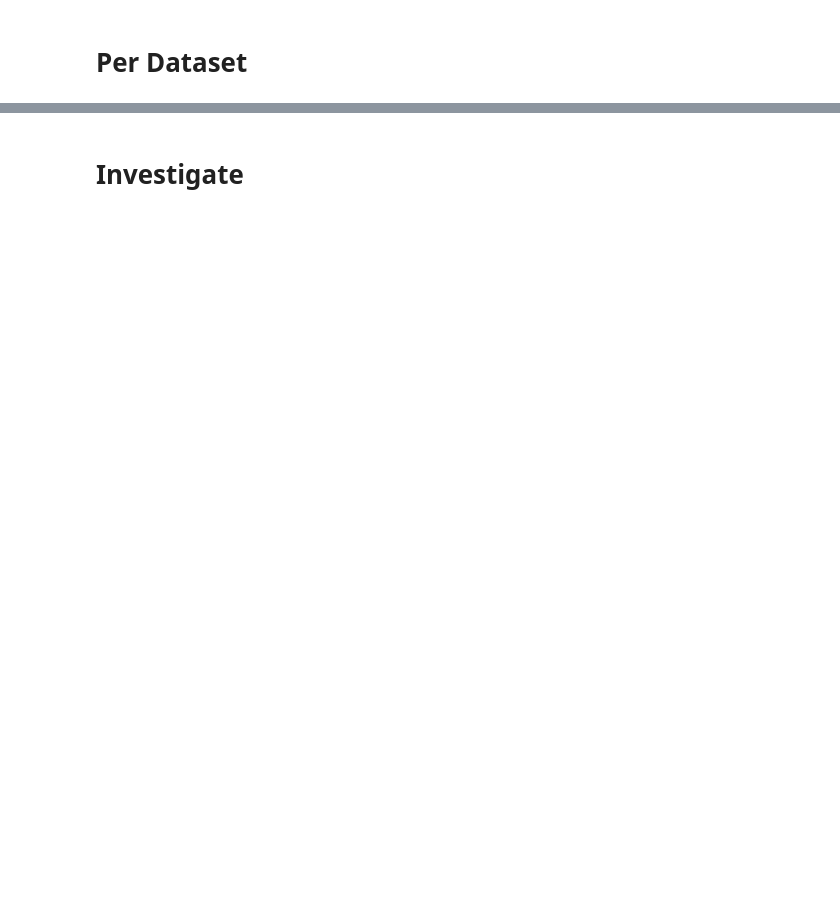
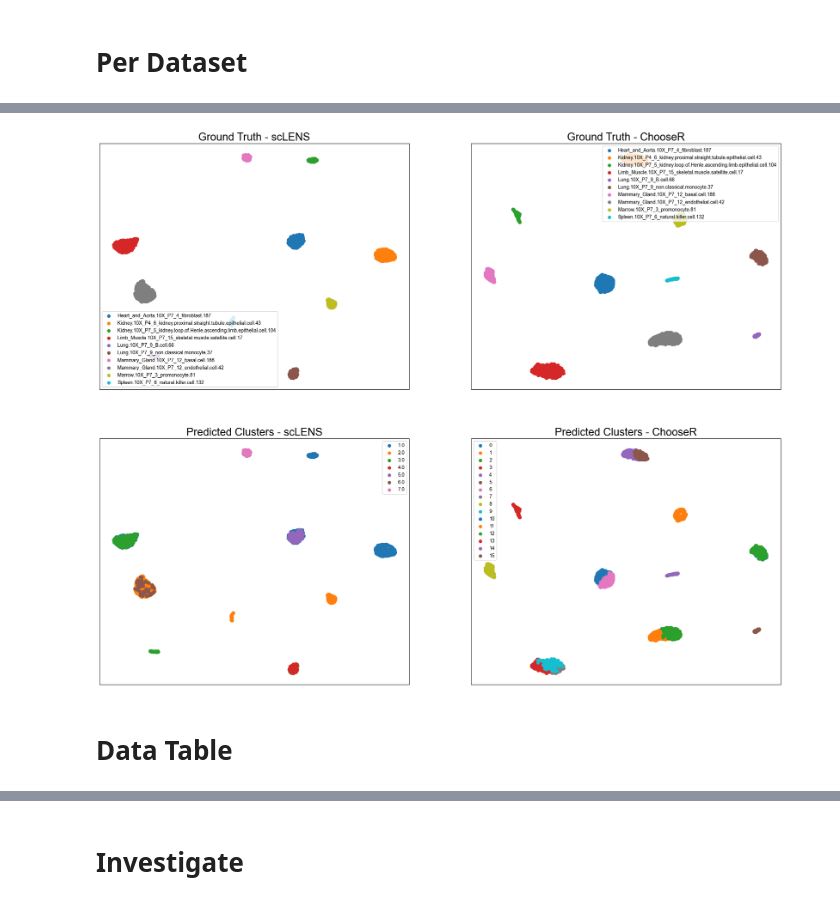
Before and after one commit to reggans/scLENS-py, a Jupyter notebook: score_data.ipynb, the cells around one changed output, grey strips where cells are left out. Cells and saved outputs as stored; diff of their text form; code cells hidden in the pictures; blank space fills up the shorter version.

```diff
--- a/score_data.ipynb
+++ b/score_data.ipynb
@@ -300,0 +939,5 @@ plt.show()
+# %%
+file = scl_scores.index[9][5:]
+file = file.replace('/', '-')
+scl_mapping = pd.read_csv('../Mappings/sclens/' + file, index_col=0)
+scl_mapping
@@ -300,0 +958,3 @@ plt.show()
+# %%
+chooser_mapping = pd.read_csv("fail_chooser.csv", index_col=0)
+chooser_mapping
@@ -300,0 +975,70 @@ plt.show()
+# %%
+fig, axs = plt.subplots(2, 2, figsize=(25, 20))
+
+# TRUE LABEL - SCLENS
+ax = axs[0, 0]
+ax.tick_params(axis='both', direction='in')
+ax.set_yticks([])
+ax.set_xticks([])
+
+label = pd.read_csv('data/sim_T_muris/imbalanced/tmp_4.csv.gz')['cell']
+
+scl_umap = umap.UMAP(metric='cosine').fit(scl_mapping)
+
+for l in np.unique(label):
+    idx = np.where(label == l)
+    ax.scatter(scl_umap.embedding_[idx, 0], scl_umap.embedding_[idx, 1], label=l)
+
+ax.set_title("Ground Truth - scLENS", fontsize=22)
+ax.legend()
+
+# TRUE LABEL - CHOOSER
+ax = axs[0, 1]
+ax.tick_params(axis='both', direction='in')
+ax.set_yticks([])
+ax.set_xticks([])
+
+chooser_umap = umap.UMAP(metric='cosine').fit(chooser_mapping)
+
+for l in np.unique(label):
+    idx = np.where(label == l)
+    ax.scatter(chooser_umap.embedding_[idx, 0], chooser_umap.embedding_[idx, 1], label=l)
+
+ax.set_title("Ground Truth - ChooseR", fontsize=22)
+ax.legend()
+
+# PREDICTED - SCLENS
+ax = axs[1, 0]
+ax.tick_params(axis='both', direction='in')
+ax.set_yticks([])
+ax.set_xticks([])
+
+label = pd.read_csv('fail_cls_chooser_scl.csv')['cluster']
+
+for l in np.unique(label):
+    idx = np.where(label == l)
+    ax.scatter(scl_umap.embedding_[idx, 0], scl_umap.embedding_[idx, 1], label=l)
+
+ax.set_title("Predicted Clusters - scLENS", fontsize=22)
+ax.legend()
+
+# PREDICTED - MULTIK
+ax = axs[1, 1]
+ax.tick_params(axis='both', direction='in')
+ax.set_yticks([])
+ax.set_xticks([])
+
+label = pd.read_csv('fail_cls_chooser.csv')['x']
+
+for l in np.unique(label):
+    idx = np.where(label == l)
+    ax.scatter(chooser_umap.embedding_[idx, 0], chooser_umap.embedding_[idx, 1], label=l)
+
+ax.set_title("Predicted Clusters - ChooseR", fontsize=22)
+ax.legend()
+
+plt.show()
+# %% [output]
+[figure, added]
+# %% [markdown]
+# Data Table
```
Also changed, not shown: parts of 65 cells of this notebook, 5 other files.
